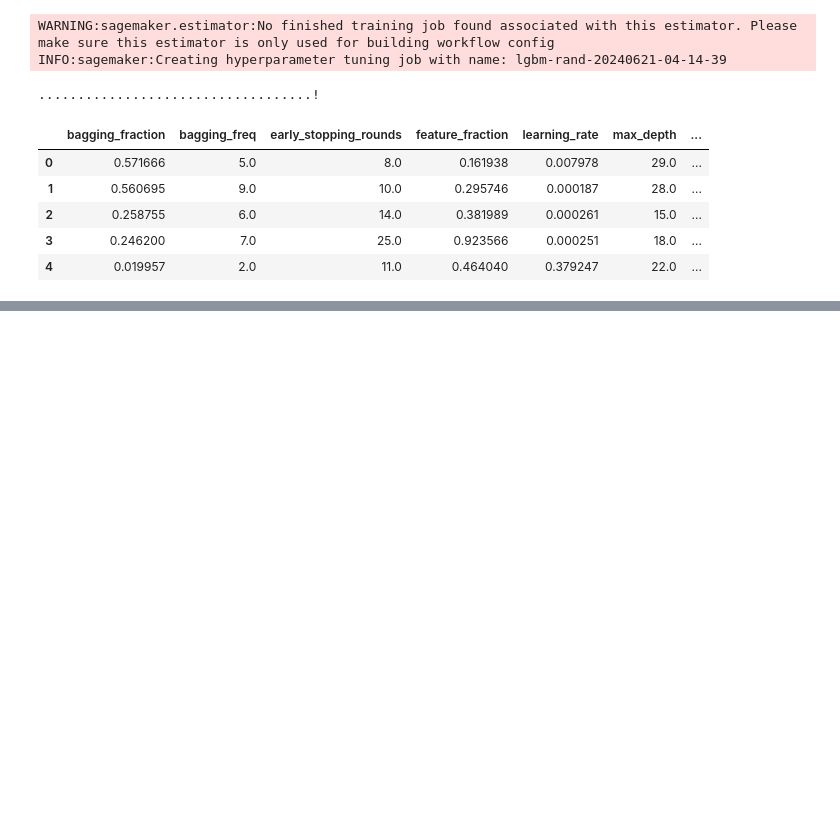
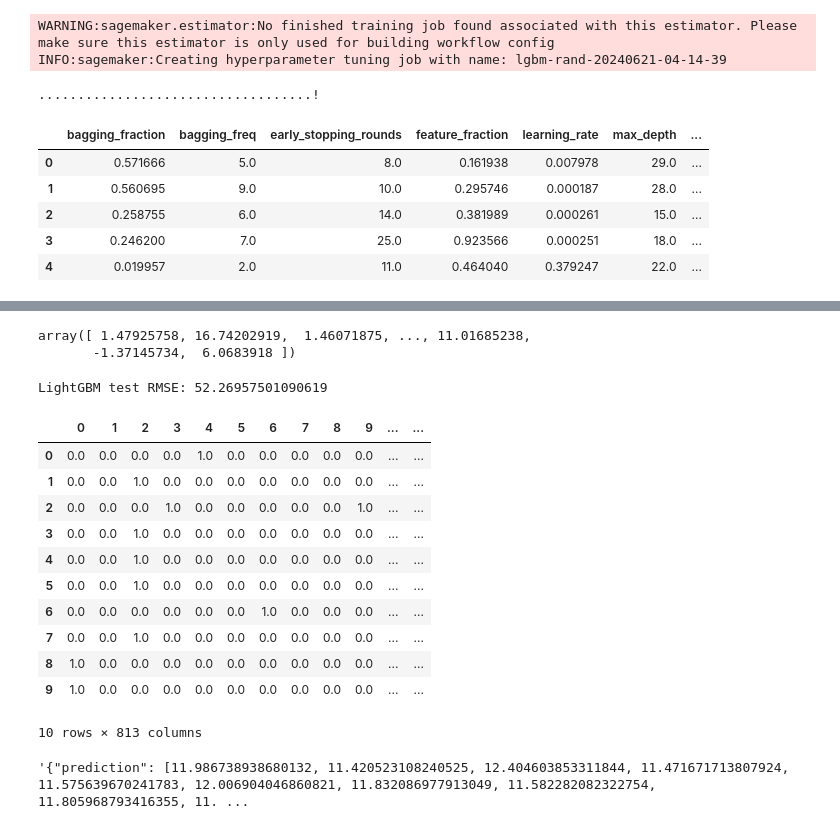
Before and after one commit to shunqi-wang/MLE-US-Flights, a Jupyter notebook: MLE-US-Flights.ipynb, the cells around one changed output, grey strips where cells are left out. Drawn from its saved outputs; the diff is of its cells as text; code cells hidden in the pictures; blank space fills up the shorter version.

```diff
--- a/MLE-US-Flights.ipynb
+++ b/MLE-US-Flights.ipynb
@@ -1080,0 +1143,10 @@ best_lgbm_path
+# %%
+xgb_predicted.astype(float)
+# %% [output]
+array([ 1.47925758, 16.74202919,  1.46071875, ..., 11.01685238,
+       -1.37145734,  6.0683918 ])
+# %%
+mse = mean_squared_error(test_df.iloc[:,0].values,average)
+print(f'LightGBM test RMSE: {np.sqrt(mse)}')
+# %% [output]
+LightGBM test RMSE: 52.26957501090619
@@ -1080,0 +1155,16 @@ best_lgbm_path
+# %%
+from io import StringIO
+pd.read_csv(StringIO(test_df.iloc[:10,1:].to_csv(header=False,index=False)),header=None)
+# %% [output]
+|  | 0 | 1 | 2 | 3 | 4 | 5 | 6 | 7 | 8 | 9 | ... | ... |
+| 0 | 0.0 | 0.0 | 0.0 | 0.0 | 1.0 | 0.0 | 0.0 | 0.0 | 0.0 | 0.0 | ... | ... |
+| 1 | 0.0 | 0.0 | 1.0 | 0.0 | 0.0 | 0.0 | 0.0 | 0.0 | 0.0 | 0.0 | ... | ... |
+| 2 | 0.0 | 0.0 | 0.0 | 1.0 | 0.0 | 0.0 | 0.0 | 0.0 | 0.0 | 1.0 | ... | ... |
+| 3 | 0.0 | 0.0 | 1.0 | 0.0 | 0.0 | 0.0 | 0.0 | 0.0 | 0.0 | 0.0 | ... | ... |
+| 4 | 0.0 | 0.0 | 1.0 | 0.0 | 0.0 | 0.0 | 0.0 | 0.0 | 0.0 | 0.0 | ... | ... |
+| 5 | 0.0 | 0.0 | 1.0 | 0.0 | 0.0 | 0.0 | 0.0 | 0.0 | 0.0 | 0.0 | ... | ... |
+| 6 | 0.0 | 0.0 | 0.0 | 0.0 | 0.0 | 0.0 | 1.0 | 0.0 | 0.0 | 0.0 | ... | ... |
+| 7 | 0.0 | 0.0 | 1.0 | 0.0 | 0.0 | 0.0 | 0.0 | 0.0 | 0.0 | 0.0 | ... | ... |
+| 8 | 1.0 | 0.0 | 0.0 | 0.0 | 0.0 | 0.0 | 0.0 | 0.0 | 0.0 | 0.0 | ... | ... |
+| 9 | 1.0 | 0.0 | 0.0 | 0.0 | 0.0 | 0.0 | 0.0 | 0.0 | 0.0 | 0.0 | ... | ... |
+10 rows × 813 columns
@@ -1080,0 +1177,4 @@ best_lgbm_path
+# %%
+response
+# %% [output]
+'{"prediction": [11.986738938680132, 11.420523108240525, 12.404603853311844, 11.471671713807924, 11.575639670241783, 12.006904046860821, 11.832086977913049, 11.582282082322754, 11.805968793416355, 11. ...
```
Also changed, not shown: parts of 29 cells of this notebook.
